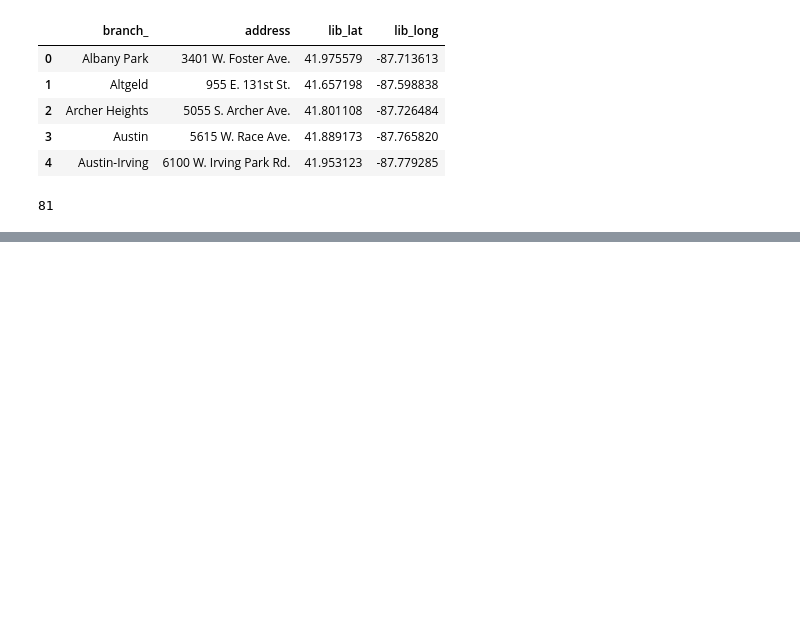
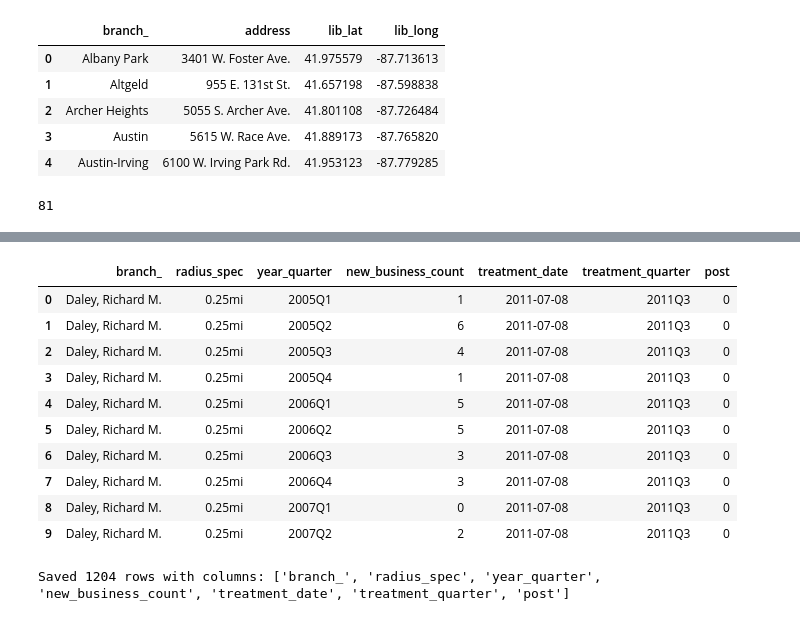
Before and after one commit to mjkimss/library-business-did, a Jupyter notebook: src/01_explore_data.ipynb, the cells around one changed output, grey strips where cells are left out. Saved outputs shown, nothing was run; the diff lists cells and outputs as text; code cells hidden in the pictures; blank space fills up the shorter version.

```diff
--- a/src/01_explore_data.ipynb
+++ b/src/01_explore_data.ipynb
@@ -110,0 +153,7 @@ libraries_df.to_csv('../data/raw/cpl_libraries_raw.csv', index=False)
+# %%
+treatment_df = treatment_df.merge(
+    libraries_df[['branch_', 'lib_lat', 'lib_long', 'address']],
+    on='branch_',
+    how='left'
+)
+treatment_df
@@ -110,0 +349,27 @@ libraries_df.to_csv('../data/raw/cpl_libraries_raw.csv', index=False)
+# %%
+panel_full = panel_full.merge(
+    treatment_df[['branch_', 'treatment_date']],
+    on='branch_',
+    how='left'
+)
+panel_full['treatment_quarter'] = panel_full['treatment_date'].dt.to_period('Q')
+panel_full['post'] = (panel_full['year_quarter'] >= panel_full['treatment_quarter']).astype(int)
+
+panel_full.head(10)
+# %% [output]
+|  | branch_ | radius_spec | year_quarter | new_business_count | treatment_date | treatment_quarter | post |
+| 0 | Daley, Richard M. | 0.25mi | 2005Q1 | 1 | 2011-07-08 | 2011Q3 | 0 |
+| 1 | Daley, Richard M. | 0.25mi | 2005Q2 | 6 | 2011-07-08 | 2011Q3 | 0 |
+| 2 | Daley, Richard M. | 0.25mi | 2005Q3 | 4 | 2011-07-08 | 2011Q3 | 0 |
+| 3 | Daley, Richard M. | 0.25mi | 2005Q4 | 1 | 2011-07-08 | 2011Q3 | 0 |
+| 4 | Daley, Richard M. | 0.25mi | 2006Q1 | 5 | 2011-07-08 | 2011Q3 | 0 |
+| 5 | Daley, Richard M. | 0.25mi | 2006Q2 | 5 | 2011-07-08 | 2011Q3 | 0 |
+| 6 | Daley, Richard M. | 0.25mi | 2006Q3 | 3 | 2011-07-08 | 2011Q3 | 0 |
+| 7 | Daley, Richard M. | 0.25mi | 2006Q4 | 3 | 2011-07-08 | 2011Q3 | 0 |
+| 8 | Daley, Richard M. | 0.25mi | 2007Q1 | 0 | 2011-07-08 | 2011Q3 | 0 |
+| 9 | Daley, Richard M. | 0.25mi | 2007Q2 | 2 | 2011-07-08 | 2011Q3 | 0 |
+# %%
+panel_full.to_csv('../data/clean/business_panel.csv', index=False)
+print(f"Saved {len(panel_full)} rows with columns: {panel_full.columns.tolist()}")
+# %% [output]
+Saved 1204 rows with columns: ['branch_', 'radius_spec', 'year_quarter', 'new_business_count', 'treatment_date', 'treatment_quarter', 'post']
```
Also changed, not shown: parts of 17 cells of this notebook, 6 other files.
